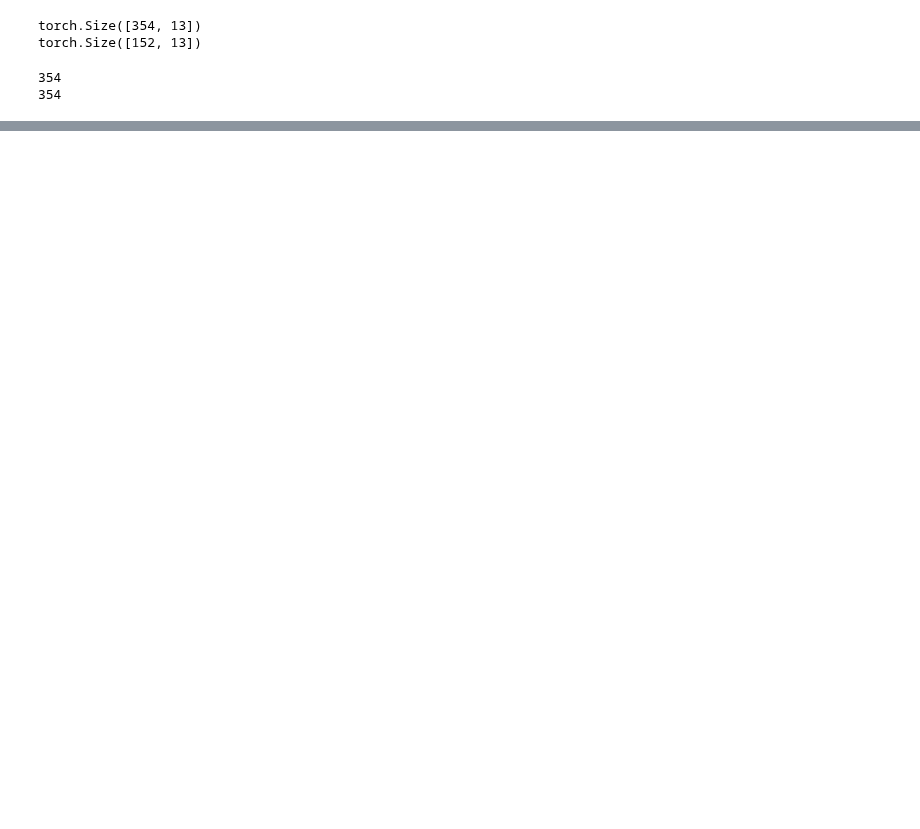
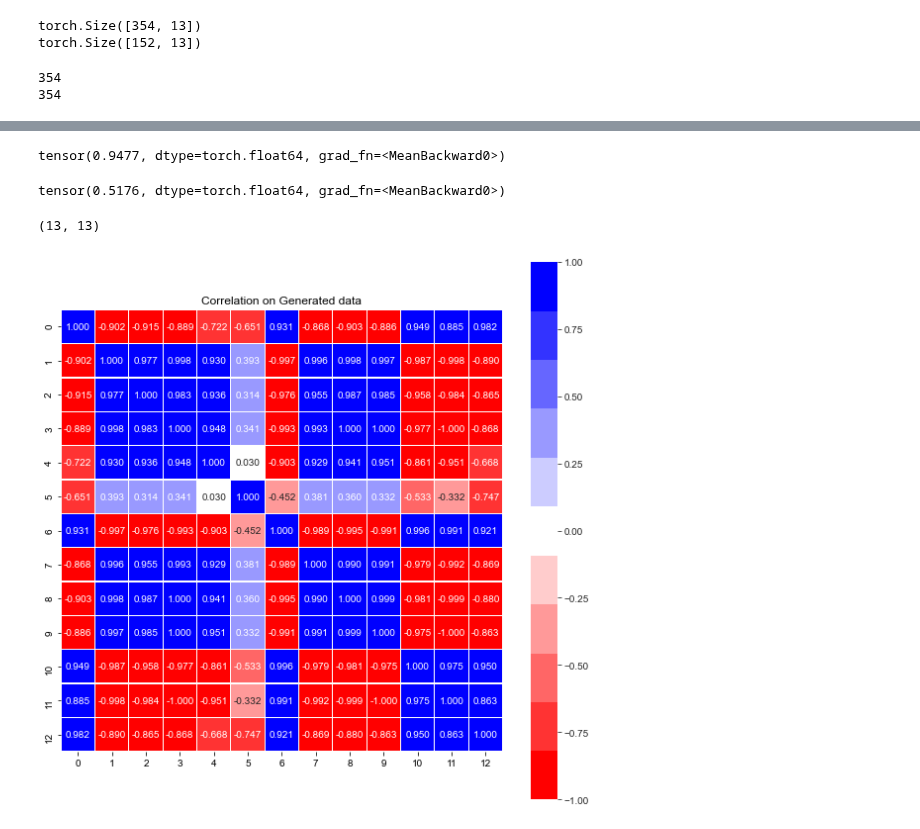
Before and after one commit to sunyunlee/cgan-cvae-tut, a Jupyter notebook: gan.ipynb, the cells around one changed output, grey strips where cells are left out. Drawn from its saved outputs; the diff is of its cells as text; code cells hidden in the pictures; blank space fills up the shorter version.

```diff
--- a/gan.ipynb
+++ b/gan.ipynb
@@ -64,13 +68,14 @@ class Discriminator(nn.Module):
         return out
 # %%
 INPUT_DIM = len(raw_data.feature_names)
-HIDDEN_DIM = 5
-NOISE_DIM = 2
-N_EPOCHS = 100
+HIDDEN_DIM_GEN = 5
+HIDDEN_DIM_DIS = 5
+NOISE_DIM = 5
+N_EPOCHS = 200
 lr = 1e-4
 # %%
-gen = Generator(NOISE_DIM, HIDDEN_DIM, INPUT_DIM).type(torch.float64)
-dis = Discriminator(INPUT_DIM, HIDDEN_DIM).type(torch.float64)
+gen = Generator(NOISE_DIM, HIDDEN_DIM_GEN, INPUT_DIM).type(torch.float64)
+dis = Discriminator(INPUT_DIM, HIDDEN_DIM_DIS).type(torch.float64)
 # %%
 optimizer_D = torch.optim.Adam(list(dis.parameters()), lr=lr)
 optimizer_G = torch.optim.Adam(list(gen.parameters()), lr=lr)
@@ -193,0 +219,40 @@ plt.show()
+# %%
+pred = torch.nn.Sigmoid()(dis(X_train))
+print(torch.mean(pred))
+# %% [output]
+tensor(0.9477, dtype=torch.float64, grad_fn=<MeanBackward0>)
+# %%
+noise = torch.distributions.Uniform(0, 1).sample((1000, NOISE_DIM)).type(torch.float64)
+pred = torch.nn.Sigmoid()(dis(gen(noise)))
+print(torch.mean(pred))
+# %% [output]
+tensor(0.5176, dtype=torch.float64, grad_fn=<MeanBackward0>)
+# %%
+noise = torch.distributions.Uniform(0, 1).sample((1000, NOISE_DIM)).type(torch.float64)
+out_G_test = gen(noise)
+out_G_test = out_G_test.detach().numpy()
+corr_gen = np.corrcoef(out_G_test, rowvar=False)
+print(corr_gen.shape)
+# %% [output]
+(13, 13)
+# %%
+import matplotlib.colors as mcolors
+import seaborn as sns
+
+levs = range(12)
+assert len(levs) % 2 == 0, 'N levels must be even.'
+
+cmap = mcolors.LinearSegmentedColormap.from_list(name='red_white_blue',
+                                                 colors =[(1, 0, 0),
+                                                          (1, 1., 1),
+                                                          (0, 0, 1)],
+                                                 N=len(levs)-1,
+                                                 )
+
+fig, ax = plt.subplots(figsize=(10,10))
+with sns.axes_style("white"):
+    ax = sns.heatmap(corr_gen, cmap=cmap, annot=True, fmt=".3f", vmin=1, vmax=-1, annot_kws={'size':10}, linewidth=0.1, square=True)
+    plt.title("Correlation on Generated data")
+    plt.show()
+# %% [output]
+[figure, added]
```
Also changed, not shown: parts of 8 cells of this notebook.
